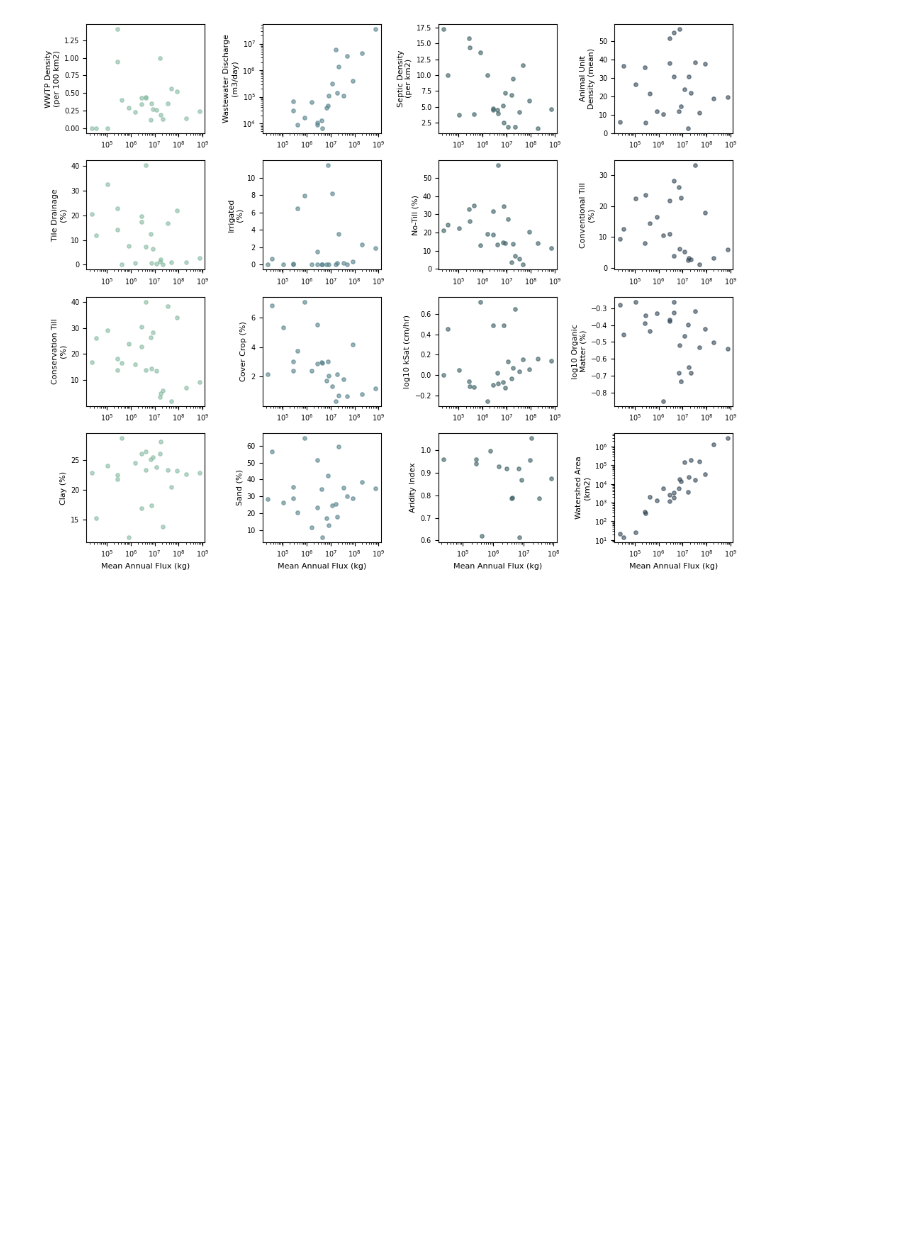
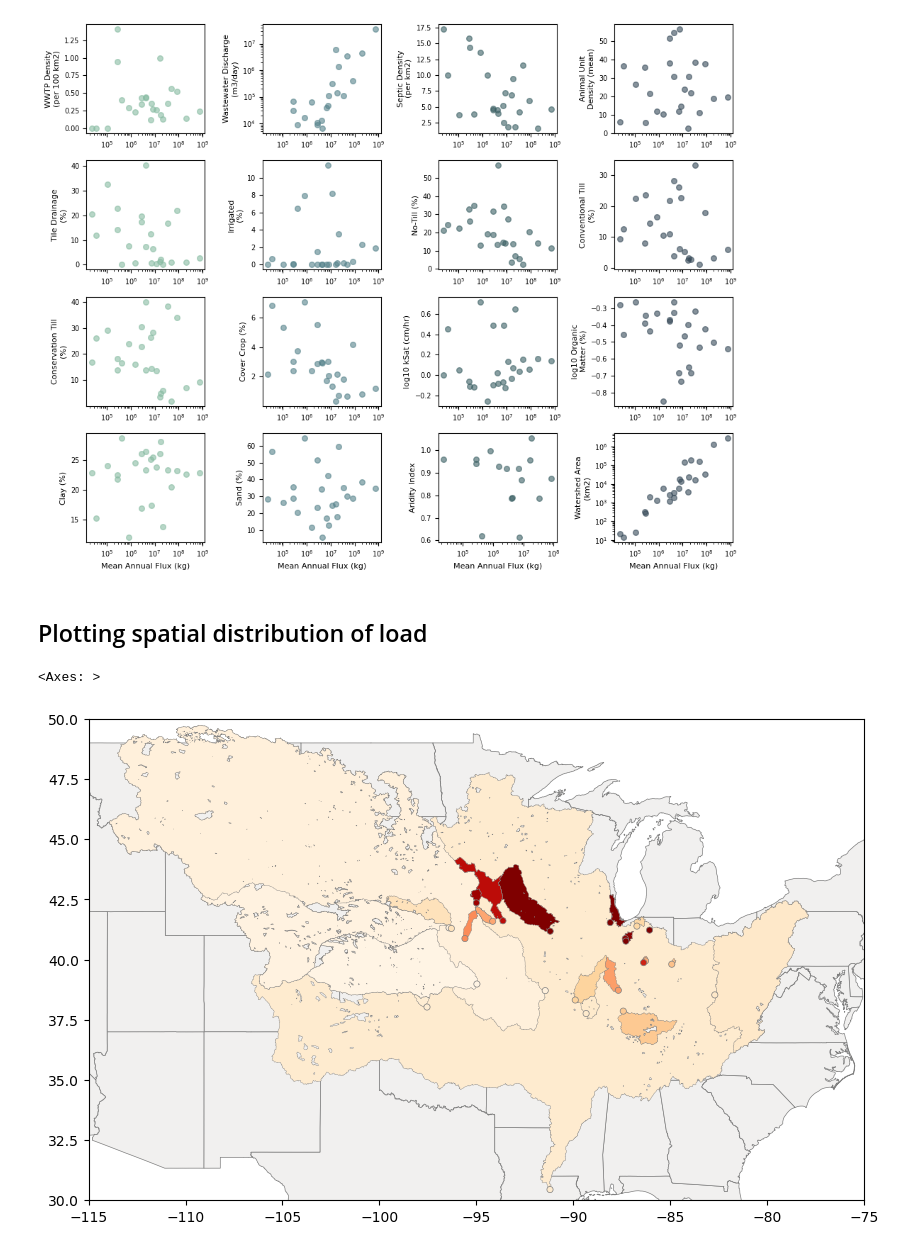
Before and after one commit to danykakbyrnes/STREAM_seasonality, a Jupyter notebook: spatial_data_exploration.ipynb, the cells around one changed output. Drawn from its saved outputs; the diff is of its cells as text; code cells hidden in the pictures; blank space fills up the shorter version.

```diff
--- a/spatial_data_exploration.ipynb
+++ b/spatial_data_exploration.ipynb
@@ -266,2 +242,47 @@ plt.show()
 # %% [output]
 [figure]
+# %% [markdown]
+## Plotting spatial distribution of load
+# %%
+conus_state_shp = anc_data_filepath+"conus_state_shp/cb_2017_us_state_5m.shp"
+US_shp = gpd.read_file(conus_state_shp)
+wtshd = gpd.read_file(shapefile_filepath+'merged_mrb_watersheds.shp')
+
+site_load_basinchar_gdf = site_load_basinchar.merge(wtshd, on="STREAM_ID")
+site_load_basinchar_gdf = site_load_basinchar_gdf.set_geometry('geometry', crs="EPSG:5070")
+# %%
+# Main map
+fig, ax = plt.subplots(figsize=(10, 8))
+US_shp.plot(ax=ax, facecolor='#F1F0EF', edgecolor='grey', linewidth=0.5)
+ax.set_ylim([30,50])
+ax.set_xlim([-115,-75])
+
+site_load_basinchar_gdf.sort_values(by='area_km2',inplace=True, ascending=False)
+
+# Shared norm and cmap
+cmap = cm.OrRd
+norm = mcolors.Normalize(vmin=0, vmax=2500)
+
+# Watershed polygons
+site_load_basinchar_gdf.plot(
+    column='flux_sum_kmsq_norm',
+    cmap=cmap,
+    norm=norm,
+    edgecolor='grey',
+    linewidth=0.25,
+    ax=ax
+)
+
+# Pour points
+metadata_gdf.plot(
+    ax=ax,
+    column='flux_sum_kmsq_norm',
+    cmap=cmap,
+    norm=norm,
+    edgecolor='grey',
+    linewidth=0.5,
+    s=20
+)
+# %% [output]
+<Axes: >
+[figure, added]
```
Also changed, not shown: parts of 8 cells of this notebook, 1 other file.
